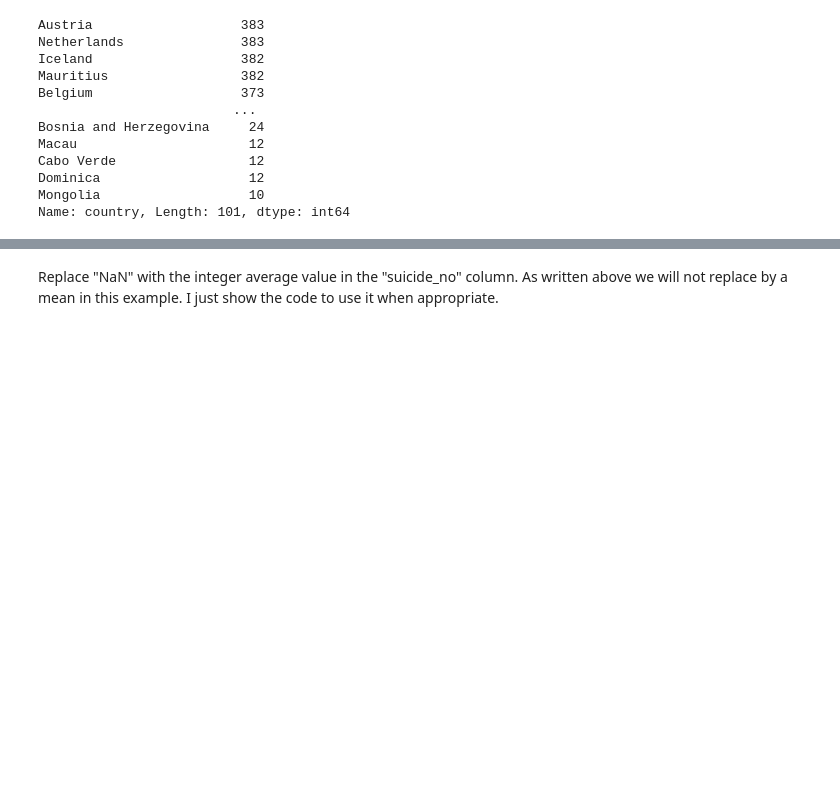
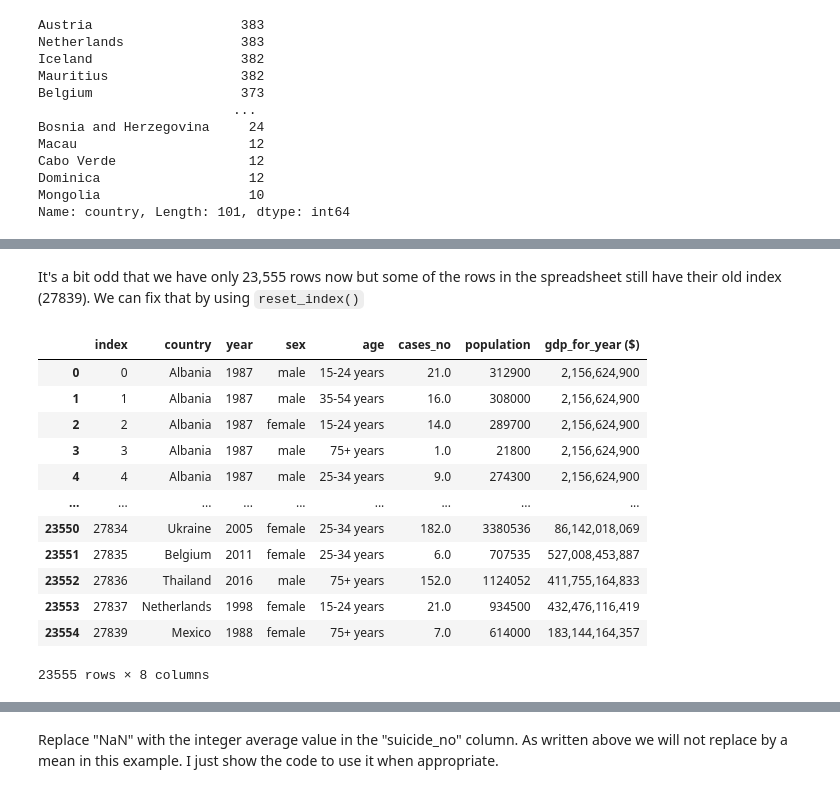
Before and after one commit to catriiona/TeamCoders_Event_Based_Model, a Jupyter notebook: Data_Cleaning_And_Wrangling/Data_Wrangling_WHO.ipynb, the cells around one changed output, grey strips where cells are left out. Cells and saved outputs as stored; diff of their text form; code cells hidden in the pictures; blank space fills up the shorter version.

```diff
--- a/Data_Cleaning_And_Wrangling/Data_Wrangling_WHO.ipynb
+++ b/Data_Cleaning_And_Wrangling/Data_Wrangling_WHO.ipynb
@@ -531,0 +387,5 @@ print ("Average suicides integer:", int(avg_suicide_no))
+# %%
+df_raw['cases_no'] = df_raw['cases_no'].replace('Null',np.nan)
+df_raw['cases_no'] = df_raw['cases_no'].replace('Unknown',np.nan)
+non_numeric = ( df_raw['cases_no'].str.isdigit() == False)
+non_numeric.value_counts()
@@ -531,0 +408,4 @@ print ("Average suicides integer:", int(avg_suicide_no))
+# %%
+df_raw['cases_no'] = df_raw['cases_no'].apply(pd.to_numeric)
+print(df_raw['cases_no'].dtype)
+df_raw['cases_no']
@@ -531,0 +452,3 @@ print ("Average suicides integer:", int(avg_suicide_no))
+# %%
+df_no_hdi = df_raw.drop(['HDI for year'], axis = 1)
+df_no_hdi
@@ -531,0 +480,3 @@ print ("Average suicides integer:", int(avg_suicide_no))
+# %%
+df_no_missing_cases = df_no_hdi.dropna(axis=0, subset=['cases_no'])
+df_no_missing_cases.info()
@@ -531,0 +516,19 @@ print ("Average suicides integer:", int(avg_suicide_no))
+# %% [markdown]
+It's a bit odd that we have only 23,555 rows now but some of the rows in the spreadsheet still have their old index (27839). We can fix that by using `reset_index()`
+# %%
+df_no_missing_cases = df_no_missing_cases.reset_index()
+df_no_missing_cases
+# %% [output]
+|  | index | country | year | sex | age | cases_no | population | gdp_for_year ($) |
+| 0 | 0 | Albania | 1987 | male | 15-24 years | 21.0 | 312900 | 2,156,624,900 |
+| 1 | 1 | Albania | 1987 | male | 35-54 years | 16.0 | 308000 | 2,156,624,900 |
+| 2 | 2 | Albania | 1987 | female | 15-24 years | 14.0 | 289700 | 2,156,624,900 |
+| 3 | 3 | Albania | 1987 | male | 75+ years | 1.0 | 21800 | 2,156,624,900 |
+| 4 | 4 | Albania | 1987 | male | 25-34 years | 9.0 | 274300 | 2,156,624,900 |
+| ... | ... | ... | ... | ... | ... | ... | ... | ... |
+| 23550 | 27834 | Ukraine | 2005 | female | 25-34 years | 182.0 | 3380536 | 86,142,018,069 |
+| 23551 | 27835 | Belgium | 2011 | female | 25-34 years | 6.0 | 707535 | 527,008,453,887 |
+| 23552 | 27836 | Thailand | 2016 | male | 75+ years | 152.0 | 1124052 | 411,755,164,833 |
+| 23553 | 27837 | Netherlands | 1998 | female | 15-24 years | 21.0 | 934500 | 432,476,116,419 |
+| 23554 | 27839 | Mexico | 1988 | female | 75+ years | 7.0 | 614000 | 183,144,164,357 |
+23555 rows × 8 columns
```
Also changed, not shown: parts of 138 cells of this notebook.
